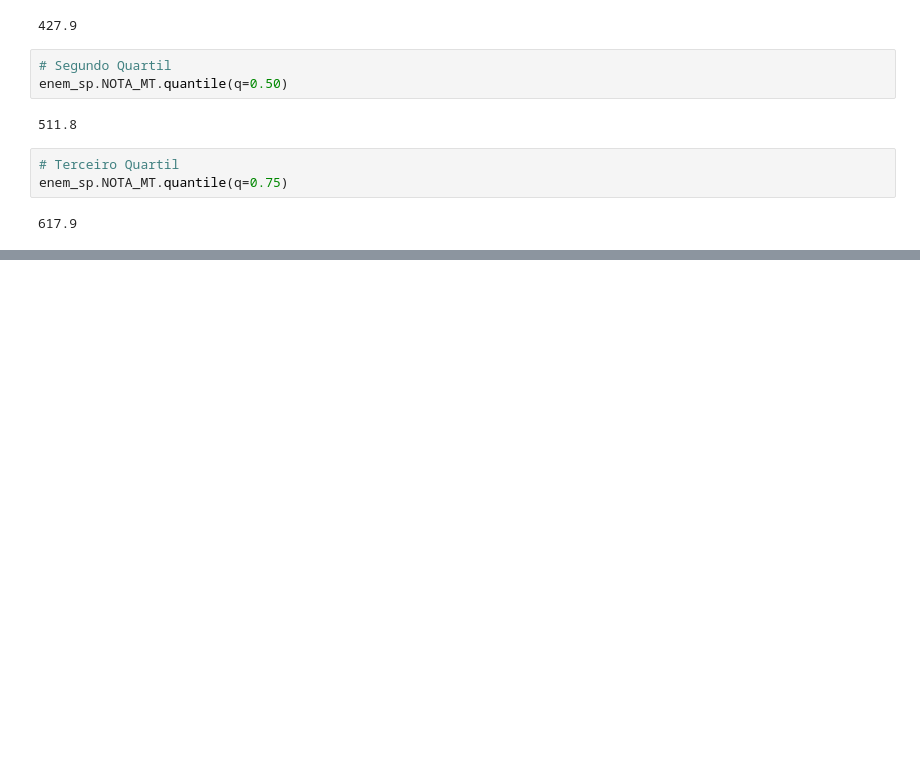
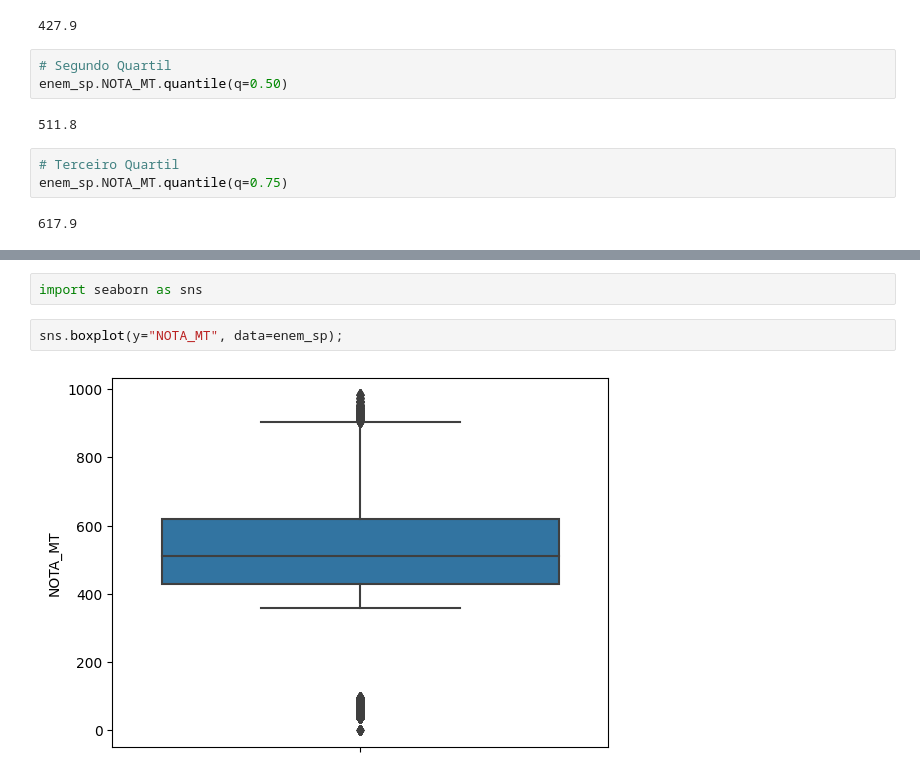
Before and after one commit to mateus-neres/Analise_estatistica_enem_2019, a Jupyter notebook: medidas_dispercao_posicao_etapa05.ipynb, the cells around one changed output, grey strips where cells are left out. Saved outputs shown, nothing was run; the diff lists cells and outputs as text; blank space fills up the shorter version.

```diff
--- a/medidas_dispercao_posicao_etapa05.ipynb
+++ b/medidas_dispercao_posicao_etapa05.ipynb
@@ -89,0 +115,6 @@ enem_sp.NOTA_MT.quantile(q=0.75)
+# %%
+import seaborn as sns
+# %%
+sns.boxplot(y="NOTA_MT", data=enem_sp);
+# %% [output]
+[figure, added]
```
Also changed, not shown: parts of 5 cells of this notebook.
